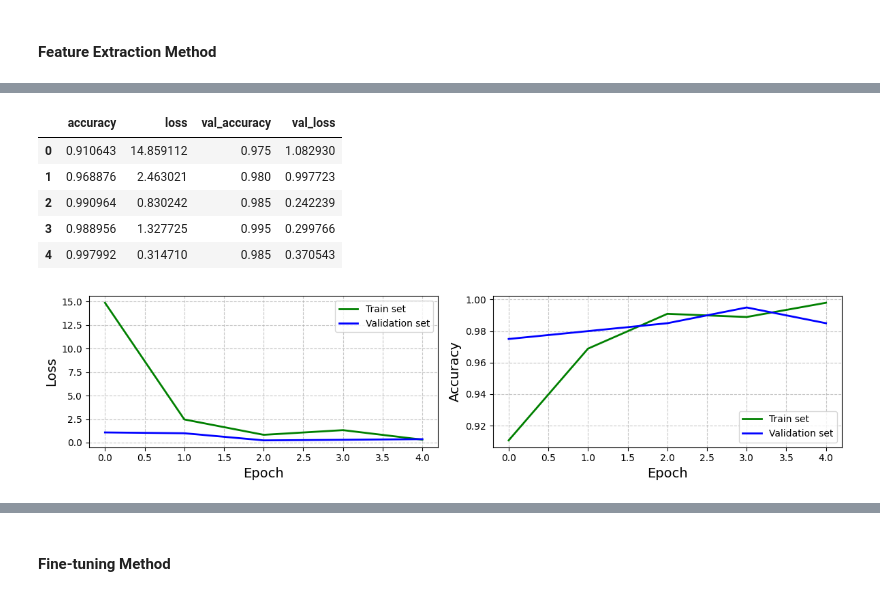
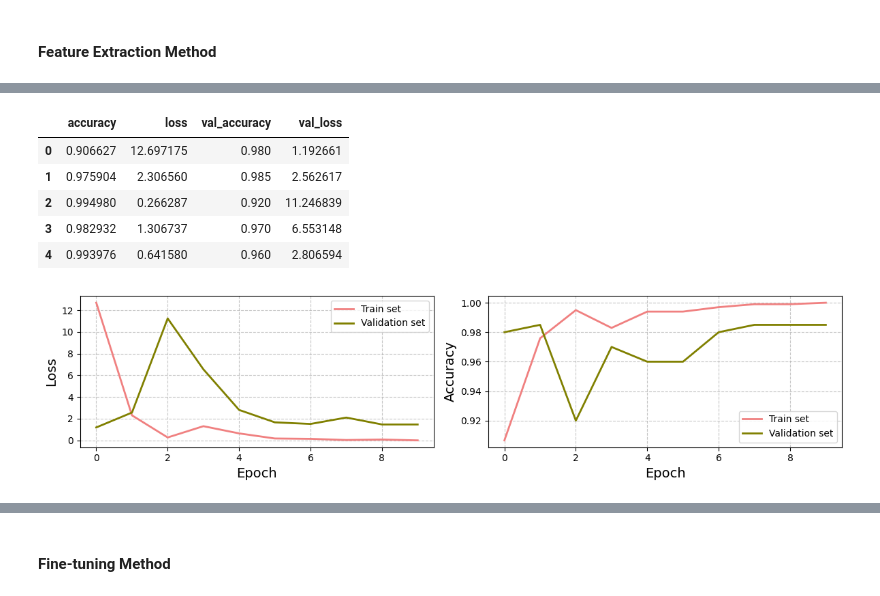
Before and after one commit to ariahosseini/DeepML, a Jupyter notebook: 007_TensorFlow_Proj_Seven_CNN_MNIST_FashionMNIST_TransferLearning.ipynb, the cells around one changed output, grey strips where cells are left out. Saved outputs shown, nothing was run; the diff lists cells and outputs as text; code cells hidden in the pictures.

```diff
--- a/007_TensorFlow_Proj_Seven_CNN_MNIST_FashionMNIST_TransferLearning.ipynb
+++ b/007_TensorFlow_Proj_Seven_CNN_MNIST_FashionMNIST_TransferLearning.ipynb
@@ -723,6 +813,6 @@ Model: "functional_5"
  Trainable params: 1,638,657 (6.25 MB)
  Non-trainable params: 0 (0.00 B)
 # %%
-monitor = model.fit(x=train_features, y=train_labels, epochs=5,
+monitor = model.fit(x=train_features, y=train_labels, epochs=10,
                     validation_data=(val_features, val_labels))
 # %% [output]
@@ -741,31 +841,31 @@ metrics = pd.DataFrame(monitor.history)
 metrics.head()
 # %% [output]
 |  | accuracy | loss | val_accuracy | val_loss |
-| 0 | 0.910643 | 14.859112 | 0.975 | 1.082930 |
-| 1 | 0.968876 | 2.463021 | 0.980 | 0.997723 |
-| 2 | 0.990964 | 0.830242 | 0.985 | 0.242239 |
-| 3 | 0.988956 | 1.327725 | 0.995 | 0.299766 |
-| 4 | 0.997992 | 0.314710 | 0.985 | 0.370543 |
+| 0 | 0.906627 | 12.697175 | 0.980 | 1.192661 |
+| 1 | 0.975904 | 2.306560 | 0.985 | 2.562617 |
+| 2 | 0.994980 | 0.266287 | 0.920 | 11.246839 |
+| 3 | 0.982932 | 1.306737 | 0.970 | 6.553148 |
+| 4 | 0.993976 | 0.641580 | 0.960 | 2.806594 |
 # %%
 plt.figure(figsize=(12, 3))
 ax_one = plt.subplot(1, 2, 1)
-plt.plot(metrics["loss"], label= "Train set", color='g', linewidth=2)
-plt.plot(metrics["val_loss"], label= "Validation set", color='b', linewidth=2)
+plt.plot(metrics["loss"], label= "Train set", color='lightcoral', linewidth=2)
+plt.plot(metrics["val_loss"], label= "Validation set", color='olive', linewidth=2)
 plt.ylabel("Loss", fontsize=14)
 plt.xlabel("Epoch", fontsize=14)
 plt.grid(True, linestyle='--', alpha=0.7)
 plt.legend()
 plt.tight_layout()
 ax_two = plt.subplot(1, 2, 2)
-plt.plot(metrics["accuracy"], label= "Train set", color='g', linewidth=2)
-plt.plot(metrics["val_accuracy"], label= "Validation set", color='b', linewidth=2)
+plt.plot(metrics["accuracy"], label= "Train set", color='lightcoral', linewidth=2)
+plt.plot(metrics["val_accuracy"], label= "Validation set", color='olive', linewidth=2)
 plt.ylabel("Accuracy", fontsize=14)
 plt.xlabel("Epoch", fontsize=14)
 plt.grid(True, linestyle='--', alpha=0.7)
 plt.legend()
 plt.tight_layout()
 # %% [output]
-[figure, old version]
+[figure, new version]
 # %%
 model.evaluate(test_features, test_labels)
 # %% [output]
```
Also changed, not shown: parts of 61 cells of this notebook.
